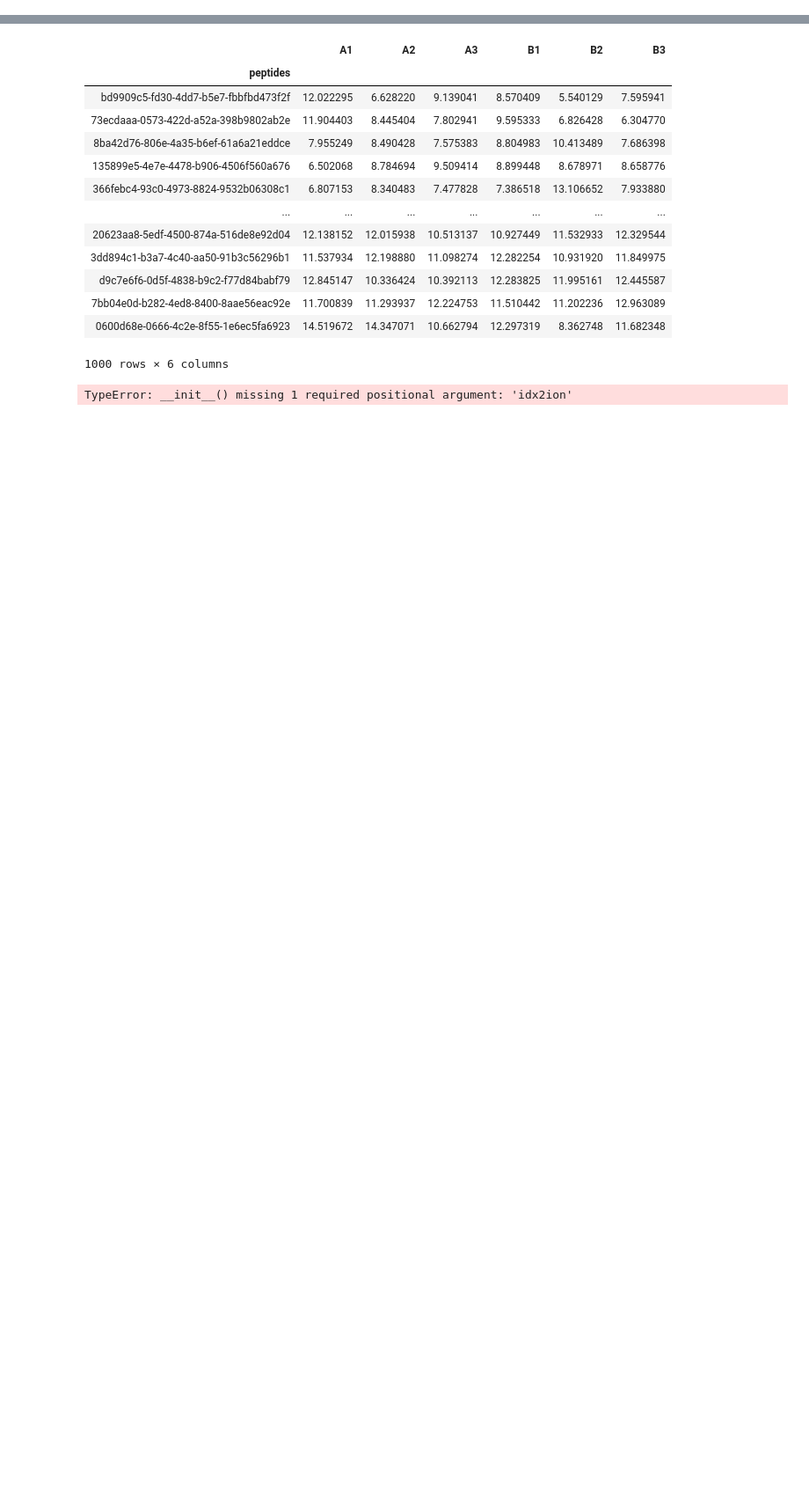
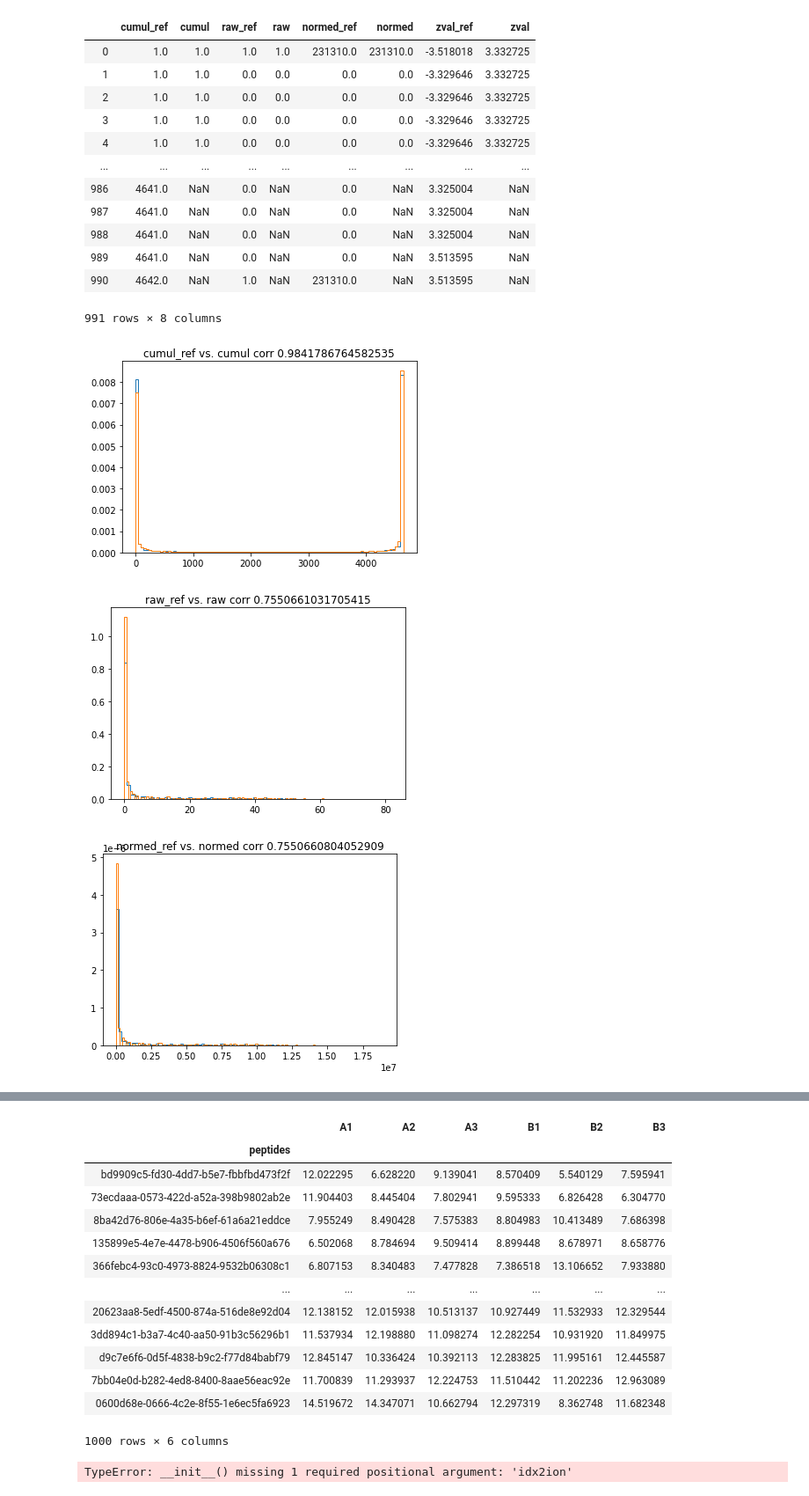
Before and after one commit to MannLabs/alphaquant, a Jupyter notebook: 03_background_distributions.ipynb, the cells around one changed output, grey strips where cells are left out. Shown at 88% size. Cells and saved outputs as stored; diff of their text form; code cells hidden in the pictures; blank space fills up the shorter version.

```diff
--- a/03_background_distributions.ipynb
+++ b/03_background_distributions.ipynb
@@ -107,6 +106,7 @@ class BackGroundDistribution:
         self.cumulative = self.transform_fc2counts_into_cumulative()
         self.calc_SD(0, self.cumulative)
         self.zscores = self.transform_cumulative_into_z_values(p2z)
+       # print(f"create dist SD {self.SD}")
 
     def generate_anchorfcs_from_intensity_range(self, ion2noNanvals, idx2ion):
         anchor_fcs = []
@@ -157,13 +157,18 @@ class BackGroundDistribution:
         for i in range(len(self.cumulative)):
             t_start = time()
             num_more_extreme = 0
-            if i == zero_pos:
+            normfact = 0
+            if i == zero_pos or i==len(self.cumulative)-1:
                 zscores[i] = 0
                 continue
-            if i!=zero_pos and i<len(self.cumulative)-1:
-                num_more_extreme = self.cumulative[i] if i<zero_pos else  self.cumulative[-1] - self.cumulative[i+1]
 
-            normfact = normfact_negvals if i<zero_pos else normfact_posvals
+            if i < zero_pos:
+                num_more_extreme = self.cumulative[i]
+                normfact = normfact_negvals
+            else:
+                num_more_extreme = self.cumulative[-1] - self.cumulative[i+1]
+                normfact = normfact_posvals
+
             p_val = 0.5*max(1e-9, (num_more_extreme+1)*normfact)
             sign = -1 if i<zero_pos else 1
             t_empirical = time()
@@ -174,7 +179,7 @@ class BackGroundDistribution:
 
 
     def calc_zscore_from_fc(self, fc):
-        if abs(fc)<1e-9:
+        if abs(fc)<self.fc_conversion_factor:
             return 0
         k = int(fc * self.fc_resolution_factor)
         rank = k-self.min_fc
@@ -293,7 +298,7 @@ def get_z_from_p_empirical(p_emp,p2z):
 #get normalized freqs from cumulative
 
 def get_normed_freqs(cumulative):
-    normfact = 1e5 /cumulative[-1]
+    normfact = 2**30 /cumulative[-1]
     freqs =get_freq_from_cumul(cumulative)
     for i in range(len(freqs)):
         freqs[i] *= normfact
@@ -326,3 +331,47 @@ def get_cumul_from_freq(freq):
         res[i] = res[i-1] + freq[i]
 
     return res
+# %%
+#hide
+import pandas as pd
+import numpy as np
+import os
+os.chdir("/Users/constantin/workspace/EmpiRe/nbdev/MS-EmpiRe_Python/")
+
+def init_compare_bgdist(ion2nonan_file, idx2ion_file, compare_file):
+    ion2nonan_df = pd.read_csv(ion2nonan_file, sep="\t")
+    ion2nonan_df["1"] = ion2nonan_df["1"].apply(lambda _e : np.asarray(eval(_e), dtype=np.float32))
+    ion2nonan = dict(zip(ion2nonan_df["0"],ion2nonan_df["1"]))
+    idx2ion_df = pd.read_csv(idx2ion_file, sep="\t")
+    idx2ion = dict(zip(idx2ion_df["0"].astype('int32'),idx2ion_df["1"]))
+
+    distrib_df = pd.read_csv(compare_file, sep="\t", header = None)
+
+    distrib_df[1] = distrib_df[1].apply(lambda _e : np.asarray(eval(_e), dtype=np.float64))
+    #distrib_df = distrib_df.transpose()
+    display(distrib_df)
+    dists = distrib_df[1].to_list()
+
+    cumul_ref = dists[0]
+    raw_ref = dists[1]
+    normed_ref = dists[2]
+    zval_ref = dists[3]
+
+    bg = BackGroundDistribution(0, 2594, ion2nonan, idx2ion,{})
+
+    cumul = bg.cumulative
+    zval = bg.zscores
+    raw = get_freq_from_cumul(cumul)
+    normed = get_normed_freqs(cumul)
+
+    print(f"{len(cumul_ref)} vs {len(cumul)}")
+
+    distribs_aligned_df = pd.DataFrame( {"cumul_ref" : pd.Series(cumul_ref), "cumul" : pd.Series(cumul), "raw_ref" : pd.Series(raw_ref),"raw" : pd.Series(raw), "normed_ref" :
+    pd.Series(normed_ref),  "normed" : pd.Series(normed),"zval_ref" : pd.Series(zval_ref),"zval" : pd.Series(zval)})
+    display(distribs_aligned_df)
+    plot_cumhist_dfcols(distribs_aligned_df)
+    scatter_df_columns(distribs_aligned_df)
+
+
+init_compare_bgdist("./test_data/ion2nonans_c2.tsv", "./test_data/idx2ion_c2.tsv", "./test_data/c2_bgdist_infos_res.tsv")
+# %% [output]
@@ -328,0 +384,16 @@ def get_cumul_from_freq(freq):
+|  | cumul_ref | cumul | raw_ref | raw | normed_ref | normed | zval_ref | zval |
+| 0 | 1.0 | 1.0 | 1.0 | 1.0 | 231310.0 | 231310.0 | -3.518018 | 3.332725 |
+| 1 | 1.0 | 1.0 | 0.0 | 0.0 | 0.0 | 0.0 | -3.329646 | 3.332725 |
+| 2 | 1.0 | 1.0 | 0.0 | 0.0 | 0.0 | 0.0 | -3.329646 | 3.332725 |
+| 3 | 1.0 | 1.0 | 0.0 | 0.0 | 0.0 | 0.0 | -3.329646 | 3.332725 |
+| 4 | 1.0 | 1.0 | 0.0 | 0.0 | 0.0 | 0.0 | -3.329646 | 3.332725 |
+| ... | ... | ... | ... | ... | ... | ... | ... | ... |
+| 986 | 4641.0 | NaN | 0.0 | NaN | 0.0 | NaN | 3.325004 | NaN |
+| 987 | 4641.0 | NaN | 0.0 | NaN | 0.0 | NaN | 3.325004 | NaN |
+| 988 | 4641.0 | NaN | 0.0 | NaN | 0.0 | NaN | 3.325004 | NaN |
+| 989 | 4641.0 | NaN | 0.0 | NaN | 0.0 | NaN | 3.513595 | NaN |
+| 990 | 4642.0 | NaN | 1.0 | NaN | 231310.0 | NaN | 3.513595 | NaN |
+991 rows × 8 columns
+[figure, added]
+[figure, added]
+[figure, added]
```
Also changed, not shown: parts of 3 cells of this notebook, 23 other files.
